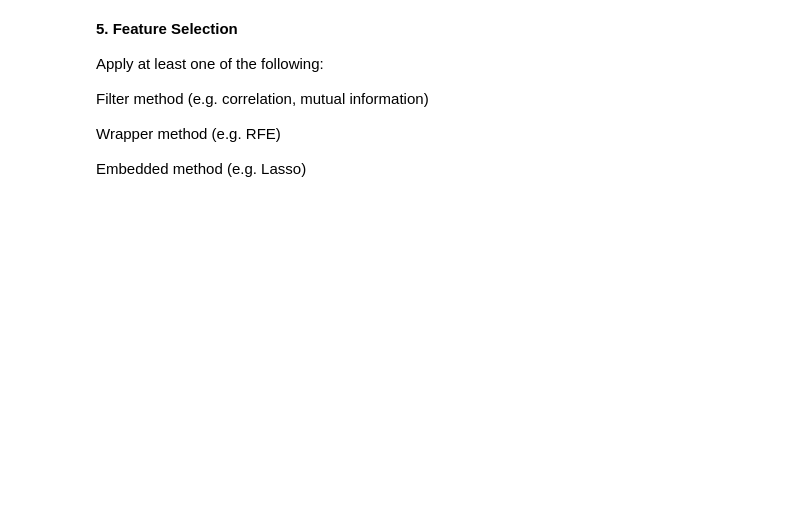
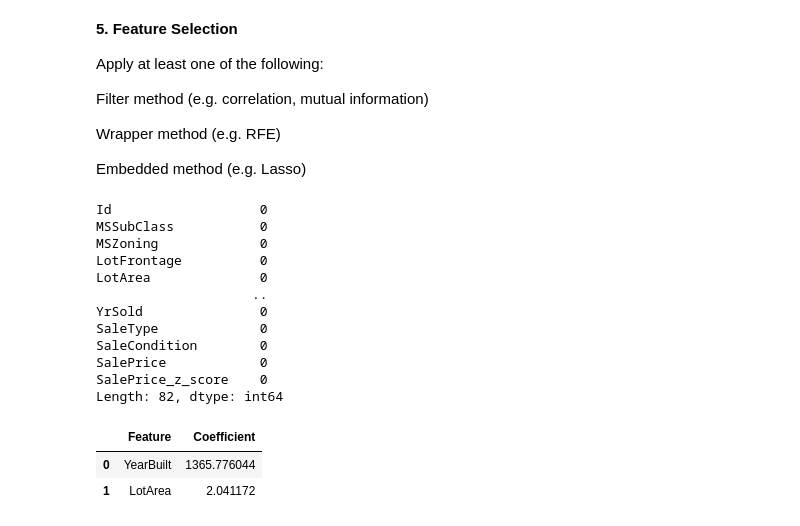
Before and after one commit to kaxmarc/statistics_ml, a Jupyter notebook: group_exercises/exercise_1/Group_Exercise_1.ipynb, the cells around one changed output. Cells and saved outputs as stored; diff of their text form; code cells hidden in the pictures; blank space fills up the shorter version.

```diff
--- a/group_exercises/exercise_1/Group_Exercise_1.ipynb
+++ b/group_exercises/exercise_1/Group_Exercise_1.ipynb
@@ -245,3 +243,32 @@ Filter method (e.g. correlation, mutual information)
 Wrapper method (e.g. RFE)
 
 Embedded method (e.g. Lasso)
+# %%
+# Lasso method
+
+# Ensuring that there are no missing values
+print(df.isnull().sum().sort_values(ascending=False))
+
+X = df[['YearBuilt', 'LotArea']]          # influencing factors (if necessary further scaling required)
+y = df['SalePrice']                       # target value
+
+lasso = Lasso(alpha=0.1, random_state=42)
+lasso.fit(X, y)
+
+pd.DataFrame({'Feature': X.columns, 'Coefficient': lasso.coef_})  #  If coefficient is higher, feature increases price
+# %% [output]
+Id                   0
+MSSubClass           0
+MSZoning             0
+LotFrontage          0
+LotArea              0
+                    ..
+YrSold               0
+SaleType             0
+SaleCondition        0
+SalePrice            0
+SalePrice_z_score    0
+Length: 82, dtype: int64
+|  | Feature | Coefficient |
+| 0 | YearBuilt | 1365.776044 |
+| 1 | LotArea | 2.041172 |
```
Also changed, not shown: parts of 7 cells of this notebook.
